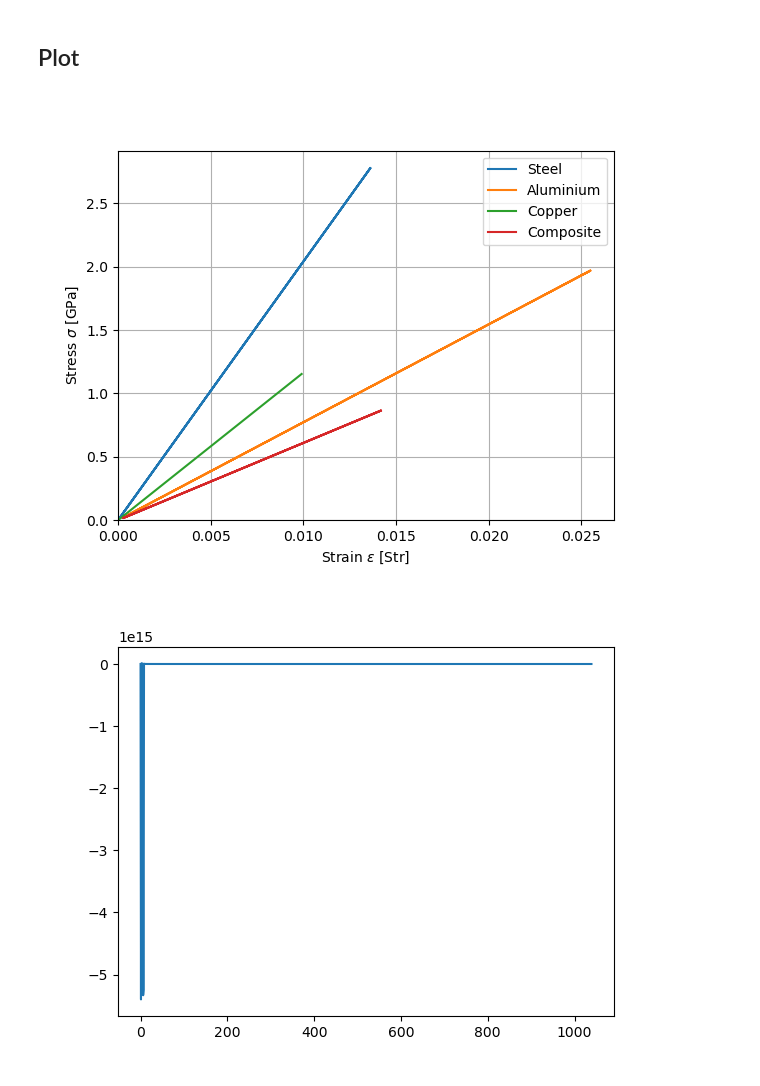
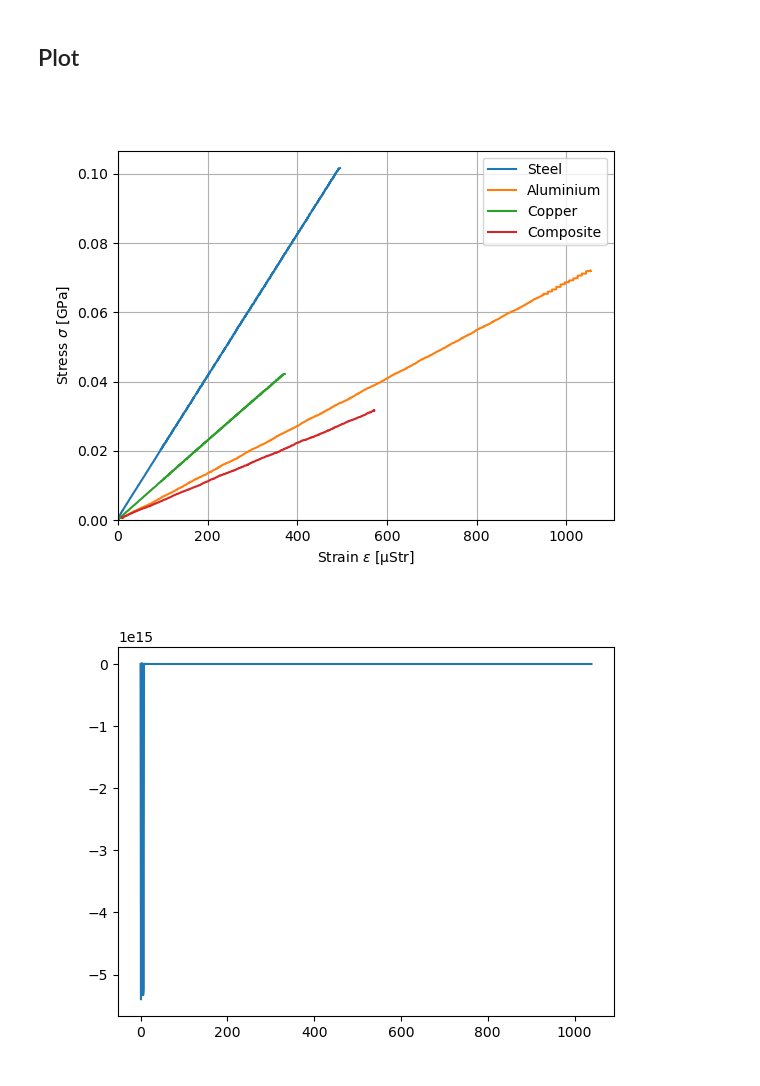
Before and after one commit to clem007be/LMAPR2481, a Jupyter notebook: Lab 1/plot.ipynb, the cells around one changed output. Drawn from its saved outputs; the diff is of its cells as text; code cells hidden in the pictures.

```diff
--- a/Lab 1/plot.ipynb
+++ b/Lab 1/plot.ipynb
@@ -15,7 +15,7 @@ Al = {'w':50.07e-3,'h': 5.02e-3}
 Cu = {'w':50.10e-3,'h': 8.12e-3}
 Comp = {'w':53.37e-3,'h': 4.54e-3}
 
-dU = 1.9
+dU = 1
 e = 949.3e-6
 S = dU/e
 print(S)
@@ -63,10 +63,6 @@ steel['data'] = np.zeros_like(data_steel,dtype=float)
 Al['data'] = np.zeros_like(data_Al,dtype=float)
 Cu['data'] = np.zeros_like(data_Cu,dtype=float)
 Comp['data'] = np.zeros_like(data_Comp,dtype=float)
-steel['smax'] = np.zeros(len(steel['data']))
-Al['smax'] = np.zeros(len(Al['data']))
-Cu['smax'] = np.zeros(len(Cu['data']))
-Comp['smax'] = np.zeros(len(Comp['data']))
 steel['E'] = np.zeros(2)
 Al['E'] = np.zeros(2)
 Cu['E'] = np.zeros(2)
@@ -81,16 +77,13 @@ E1_Comp = np.zeros(len(Comp['data']))
 for i in range(len(steel['data'])):
     for j in range(len(steel['data'][0])):
         steel['data'][i,j] = decode(data_steel[i,j])
-    steel['smax'][i] = 3*steel['data'][i,2]/(steel['w']*steel['h']**2)
     if steel['data'][i,0] != 0:
         E1_steel[i] = steel['data'][i,2]*Lext**3/(48*steel['I']*steel['data'][i,0]*10**(-3))*(3*a/Lext-4*a**3/(Lext**3))
-
 steel['E'][0] = average(E1_steel)
 
 for i in range(len(Al['data'])):
     for j in range(len(Al['data'][0])):
         Al['data'][i,j] = decode(data_Al[i,j])
-    Al['smax'][i] = 3*Al['data'][i,2]/(Al['w']*Al['h']**2)
     if Al['data'][i,0] != 0:
         E1_Al[i] = Al['data'][i,2]*Lext**3/(48*Al['I']*Al['data'][i,0]*10**(-3))*(3*a/Lext-4*(a/Lext)**3)
 Al['E'][0] = average(E1_Al)
@@ -98,7 +91,6 @@ Al['E'][0] = average(E1_Al)
 for i in range(len(Cu['data'])):
     for j in range(len(Cu['data'][0])):
         Cu['data'][i,j] = decode(data_Cu[i,j])
-    Cu['smax'][i] = 3*Cu['data'][i,2]/(Cu['w']*Cu['h']**2)
     if Cu['data'][i,0] != 0:
         E1_Cu[i] = Cu['data'][i,2]*Lext**3/(48*Cu['I']*Cu['data'][i,0]*10**(-3))*(3*a/Lext-4*(a/Lext)**3)
 
@@ -107,7 +99,6 @@ Cu['E'][0] = average(E1_Cu)
 for i in range(len(Comp['data'])):
     for j in range(len(Comp['data'][0])):
         Comp['data'][i,j] = decode(data_Comp[i,j])
-    Comp['smax'][i] = 3*Comp['data'][i,2]/(Comp['w']*Comp['h']**2)
     if Comp['data'][i,0] != 0:
         E1_Comp[i] = Comp['data'][i,2]*Lext**3/(48*Comp['I']*Comp['data'][i,0]*10**(-3))*(3*a/Lext-4*(a/Lext)**3)
 Comp['E'][0] = average(E1_Comp)
@@ -126,6 +117,10 @@ steel['e'] = np.zeros(len(steel['data']))
 Al['e'] = np.zeros(len(Al['data']))
 Cu['e'] = np.zeros(len(Cu['data']))
 Comp['e'] = np.zeros(len(Comp['data']))
+steel['smax'] = np.zeros(len(steel['data']))
+Al['smax'] = np.zeros(len(Al['data']))
+Cu['smax'] = np.zeros(len(Cu['data']))
+Comp['smax'] = np.zeros(len(Comp['data']))
 
 E2_steel = np.zeros(len(steel['data']))
 E2_Al = np.zeros(len(Al['data']))
@@ -134,6 +129,7 @@ E2_Comp = np.zeros(len(Comp['data']))
 
 for i in range(len(steel['data'])):
     steel['e'][i] = -steel['data'][i,1]/S
+    steel['smax'][i] = 3*steel['data'][i,2]*a/(steel['w']*steel['h']**2)
     if steel['e'][i]!=0:
         E2_steel[i] = steel['smax'][i]/steel['e'][i]
 
@@ -141,12 +137,14 @@ steel['E'][1] = average(E2_steel)
 
 for i in range(len(Al['data'])):
     Al['e'][i] = -Al['data'][i,1]/S
+    Al['smax'][i] = 3*Al['data'][i,2]*a/(Al['w']*Al['h']**2)
     if Al['e'][i]!=0:
         E2_Al[i] = Al['smax'][i]/Al['e'][i]
 Al['E'][1] = average(E2_Al)
 
 for i in range(len(Cu['data'])):
     Cu['e'][i] = -Cu['data'][i,1]/S
+    Cu['smax'][i] = 3*Cu['data'][i,2]*a/(Cu['w']*Cu['h']**2)
     if Cu['e'][i]!=0:
         E2_Cu[i] = Cu['smax'][i]/Cu['e'][i]
 
@@ -154,6 +152,7 @@ Cu['E'][1] = average(E2_Cu)
 
 for i in range(len(Comp['data'])):
     Comp['e'][i] = -Comp['data'][i,1]/S
+    Comp['smax'][i] = 3*Comp['data'][i,2]*a/(Comp['w']*Comp['h']**2)
     if Comp['e'][i]!=0:
         E2_Comp[i] = Comp['smax'][i]/Comp['e'][i]
 Comp['E'][1] = average(E2_Comp)
@@ -188,20 +187,20 @@ print(var_Cu)
 # %%
 fig = plt.figure()
 ax = fig.gca()
-ax.plot(steel['smax']/steel['E'],steel['smax']/10**9,label='Steel')
-ax.plot(Al['smax']/Al['E'],Al['smax']/10**9,label='Aluminium')
-ax.plot(Cu['smax']/Cu['E'],Cu['smax']/10**9,label='Copper')
-ax.plot(Comp['smax']/Comp['E'],Comp['smax']/10**9,label='Composite')
+ax.plot(steel['e']*10**6,steel['smax']/10**9,label='Steel')
+ax.plot(Al['e']*10**6,Al['smax']/10**9,label='Aluminium')
+ax.plot(Cu['e']*10**6,Cu['smax']/10**9,label='Copper')
+ax.plot(Comp['e']*10**6,Comp['smax']/10**9,label='Composite')
 
 ax.legend()
 ax.grid()
-ax.set_xlabel('Strain $\epsilon$ [Str]')
+ax.set_xlabel('Strain $\epsilon$ [μStr]')
 ax.set_ylabel('Stress $\sigma$ [GPa]')
 ax.set_xlim(0)
 ax.set_ylim(0)
 plt.show()
 # %% [output]
-[figure, old version]
+[figure, new version]
 # %%
 fig = plt.figure()
 ax = fig.gca()
```
Also changed, not shown: parts of 2 cells of this notebook.
